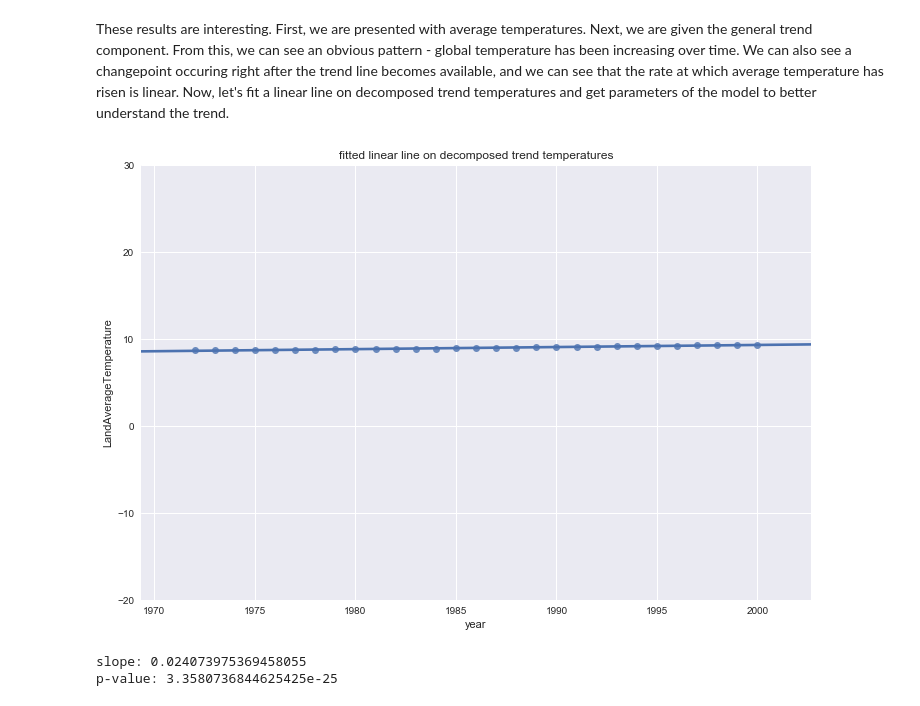
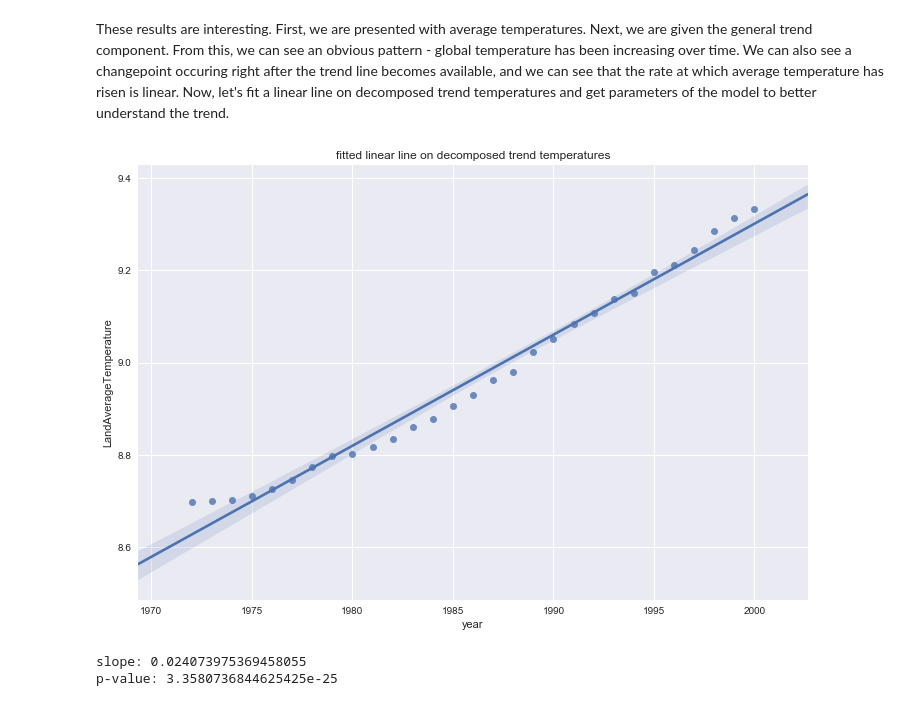
Before and after one commit to masamurai/AppliedDataScience, a Jupyter notebook: project/notebooks/100-temperature-change.ipynb, the cells around one changed output. Drawn from its saved outputs; the diff is of its cells as text; code cells hidden in the pictures.

```diff
--- a/project/notebooks/100-temperature-change.ipynb
+++ b/project/notebooks/100-temperature-change.ipynb
@@ -232,11 +232,11 @@ df_trend['year'] = df_trend.dt.dt.year
 # %%
 # plot data points and a fitted linear trend line
 plt.figure(figsize=(12,8))
-plt.ylim(-20, 30)
+# plt.ylim(-20, 30)
 plt.title('fitted linear line on decomposed trend temperatures')
 sns.regplot(x='year', y='LandAverageTemperature', data=df_trend);
 # %% [output]
-[figure, old version]
+[figure, new version]
 # %%
 # get stats on the fitted line
 slope, intercept, r_value, p_value, std_err = stats.linregress(df_trend['year'], df_trend['LandAverageTemperature'])
```
Also changed, not shown: parts of 3 cells of this notebook, 8 other files.
